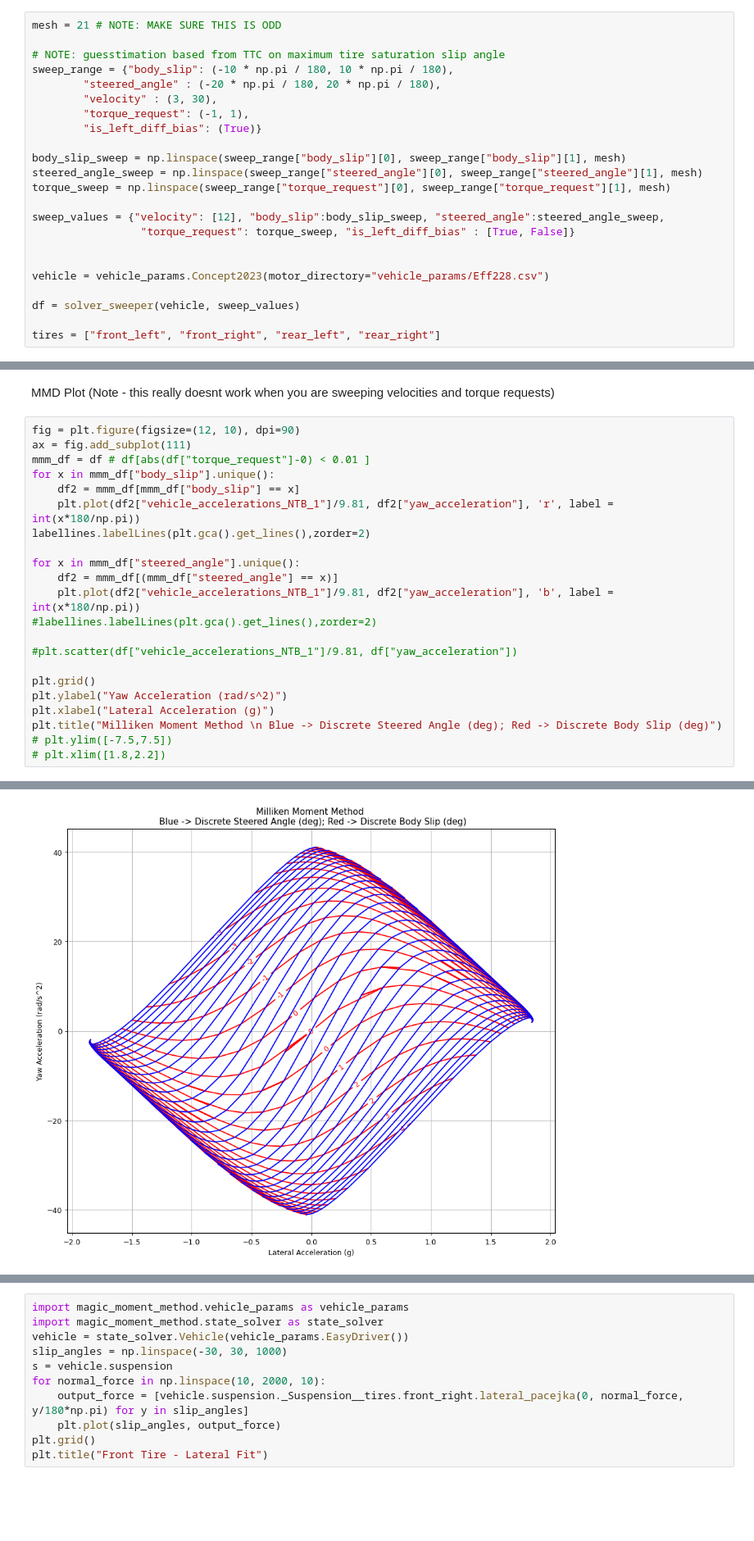
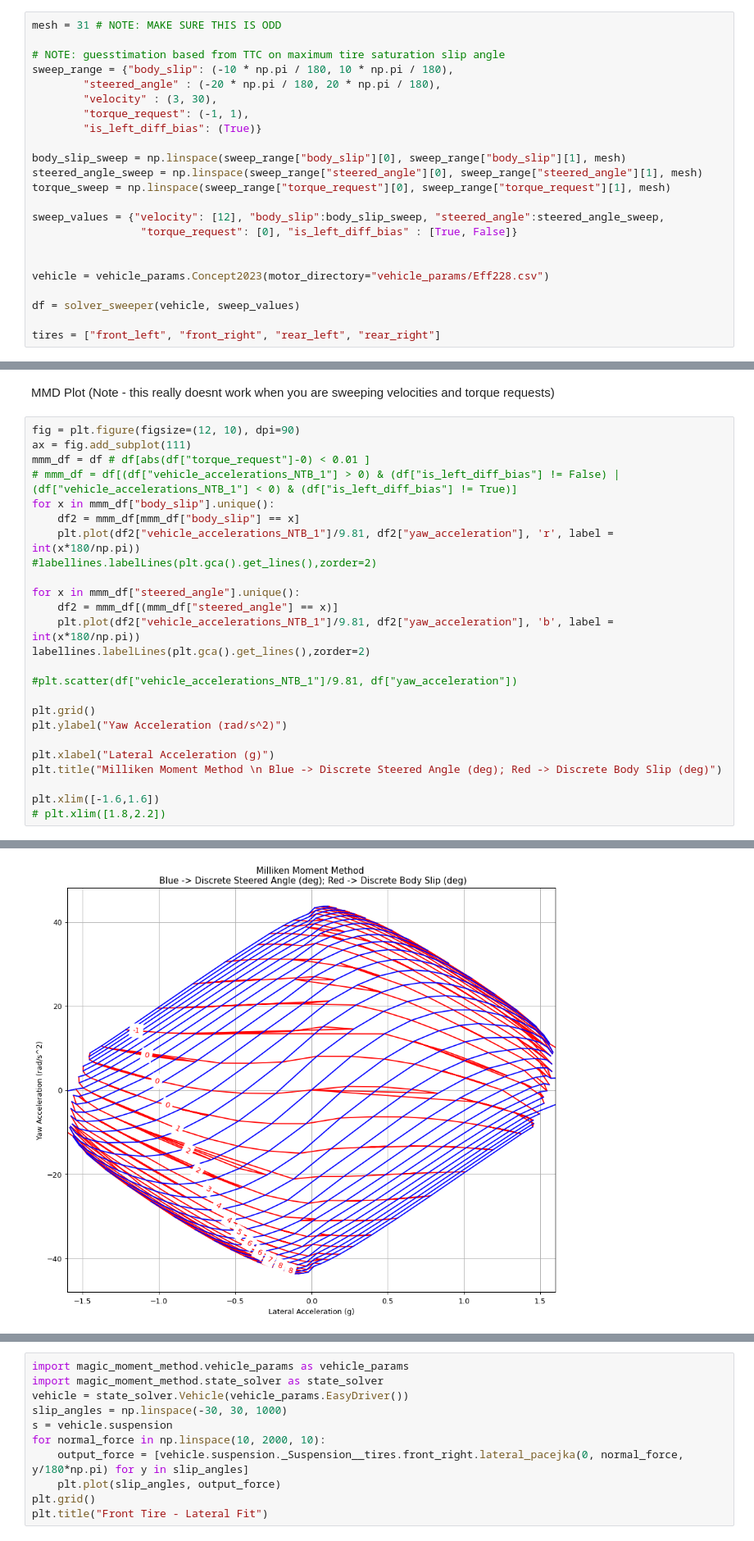
Before and after one commit to LonghornRacingElectric/magic_moment_method, a Jupyter notebook: MMM_plotter.ipynb, the cells around one changed output, grey strips where cells are left out. Shown at 82% size. Saved outputs shown, nothing was run; the diff lists cells and outputs as text; blank space fills up the shorter version.

```diff
--- a/MMM_plotter.ipynb
+++ b/MMM_plotter.ipynb
@@ -14,7 +14,7 @@ import magic_moment_method.state_solver as state_solver
 from magic_moment_method.solver_sweeper import solver_sweeper
 import labellines
 # %%
-mesh = 21 # NOTE: MAKE SURE THIS IS ODD
+mesh = 31 # NOTE: MAKE SURE THIS IS ODD
 
 # NOTE: guesstimation based from TTC on maximum tire saturation slip angle
 sweep_range = {"body_slip": (-10 * np.pi / 180, 10 * np.pi / 180),
@@ -28,7 +28,7 @@ steered_angle_sweep = np.linspace(sweep_range["steered_angle"][0], sweep_range["
 torque_sweep = np.linspace(sweep_range["torque_request"][0], sweep_range["torque_request"][1], mesh)
 
 sweep_values = {"velocity": [12], "body_slip":body_slip_sweep, "steered_angle":steered_angle_sweep,
-                 "torque_request": torque_sweep, "is_left_diff_bias" : [True, False]}
+                 "torque_request": [0], "is_left_diff_bias" : [True, False]}
 
 
 vehicle = vehicle_params.Concept2023(motor_directory="vehicle_params/Eff228.csv")
@@ -44,22 +44,25 @@ MMD Plot (Note - this really doesnt work when you are sweeping velocities and to
 fig = plt.figure(figsize=(12, 10), dpi=90)
 ax = fig.add_subplot(111)
 mmm_df = df # df[abs(df["torque_request"]-0) < 0.01 ]
+# mmm_df = df[(df["vehicle_accelerations_NTB_1"] > 0) & (df["is_left_diff_bias"] != False) | (df["vehicle_accelerations_NTB_1"] < 0) & (df["is_left_diff_bias"] != True)]
 for x in mmm_df["body_slip"].unique():
     df2 = mmm_df[mmm_df["body_slip"] == x]
     plt.plot(df2["vehicle_accelerations_NTB_1"]/9.81, df2["yaw_acceleration"], 'r', label = int(x*180/np.pi))
-labellines.labelLines(plt.gca().get_lines(),zorder=2)
+#labellines.labelLines(plt.gca().get_lines(),zorder=2)
 
 for x in mmm_df["steered_angle"].unique():
     df2 = mmm_df[(mmm_df["steered_angle"] == x)]
     plt.plot(df2["vehicle_accelerations_NTB_1"]/9.81, df2["yaw_acceleration"], 'b', label = int(x*180/np.pi))
-#labellines.labelLines(plt.gca().get_lines(),zorder=2)
+labellines.labelLines(plt.gca().get_lines(),zorder=2)
 
 #plt.scatter(df["vehicle_accelerations_NTB_1"]/9.81, df["yaw_acceleration"])
 
 plt.grid()
 plt.ylabel("Yaw Acceleration (rad/s^2)")
+
 plt.xlabel("Lateral Acceleration (g)")
 plt.title("Milliken Moment Method \n Blue -> Discrete Steered Angle (deg); Red -> Discrete Body Slip (deg)")
-# plt.ylim([-7.5,7.5])
+
+plt.xlim([-1.6,1.6])
 # plt.xlim([1.8,2.2])
 # %% [output]
@@ -67,4 +70,4 @@ Text(0.5, 1.0, 'Milliken Moment Method \n Blue -> Discrete Steered Angle (deg);
-[figure, old version]
+[figure, new version]
 # %%
 print(df[["body_slip", "steered_angle"]].head)
 # %% [output]
```
Also changed, not shown: parts of 15 cells of this notebook, 2 other files.
